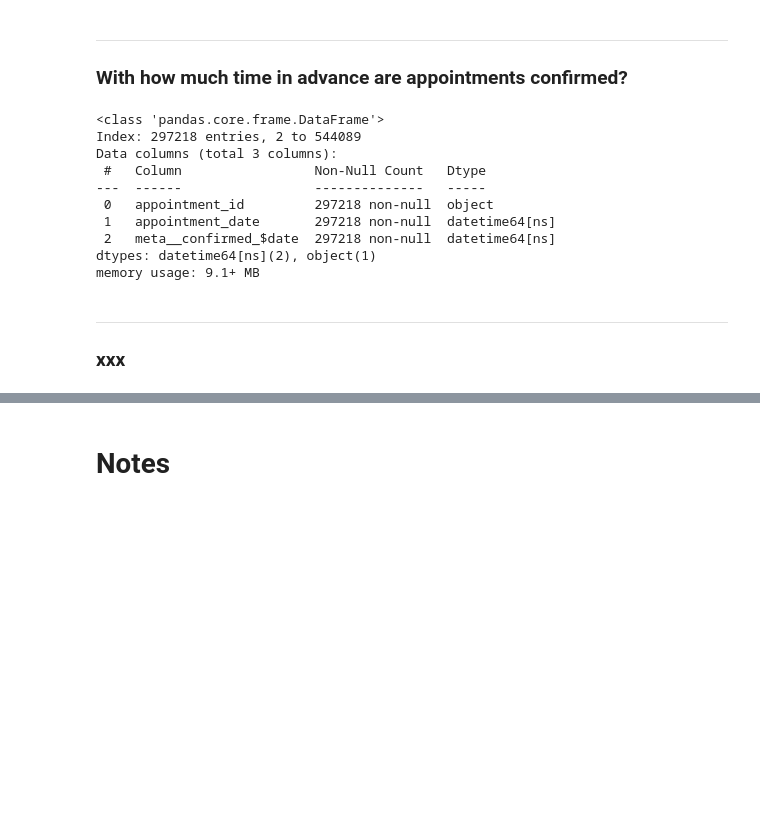
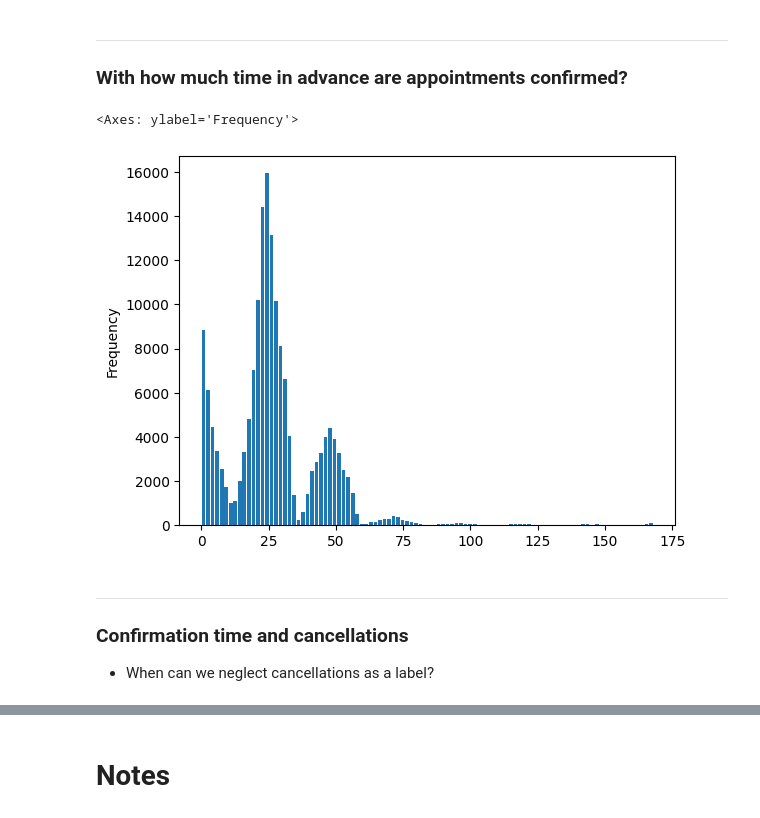
Before and after one commit to robperch/IEOR_Capstone, a Jupyter notebook: notebooks/EDA/eda_rob.ipynb, the cells around one changed output, grey strips where cells are left out. Saved outputs shown, nothing was run; the diff lists cells and outputs as text; code cells hidden in the pictures; blank space fills up the shorter version.

```diff
--- a/notebooks/EDA/eda_rob.ipynb
+++ b/notebooks/EDA/eda_rob.ipynb
@@ -1212,2 +1202,26 @@ rc = [
+# %%
+## Params
+path = '../../pkg_dir/data/pickles/robs'
+name = 'dataset_v1.pkl'
+
+
+## Reading extract object saved as pickle locally
+pkl_obj = path + "/" + name
+
+with open(pkl_obj, 'rb') as obj_content:
+    dfx = pickle.load(obj_content)
+# %%
+mr1 = dfx['confirm_to_start_hrs'].notnull()
+mr2 = dfx['confirm_to_start_hrs'] <= 24*7
+mr3 = dfx['confirm_to_start_hrs'] >= 0
+mr4 = dfx['appointment_start'].dt.year == 2023
+mrs = mr1 & mr2 & mr3 & mr4
+
+rc = [
+    'appointment_id',
+    'appointment_start',
+    'confirm_to_start_hrs',
+    'appointment_status_simplified',
+]
 # %%
 dfy = dfx.loc[mrs, rc].copy()
@@ -1216,13 +1227,0 @@ dfy['appointment_date'].dt.strftime('%Y-%m-%d') + ' ' + dfy['appointment_start_t
-# %%
-dfy.info()
-# %% [output]
-<class 'pandas.core.frame.DataFrame'>
-Index: 297218 entries, 2 to 544089
-Data columns (total 3 columns):
- #   Column                 Non-Null Count   Dtype
----  ------                 --------------   -----
- 0   appointment_id         297218 non-null  object
- 1   appointment_date       297218 non-null  datetime64[ns]
- 2   meta__confirmed_$date  297218 non-null  datetime64[ns]
-dtypes: datetime64[ns](2), object(1)
-memory usage: 9.1+ MB
@@ -1231,3 +1228,9 @@ dfx
+# %%
+dfy['confirm_to_start_hrs'].plot(kind='hist', rwidth=0.8, bins=100)
+# %% [output]
+<Axes: ylabel='Frequency'>
+[figure, added]
 # %% [markdown]
 ---
-### xxx
+### Confirmation time and cancellations
+- When can we neglect cancellations as a label?
```
Also changed, not shown: parts of 12 cells of this notebook, 1 other file.
